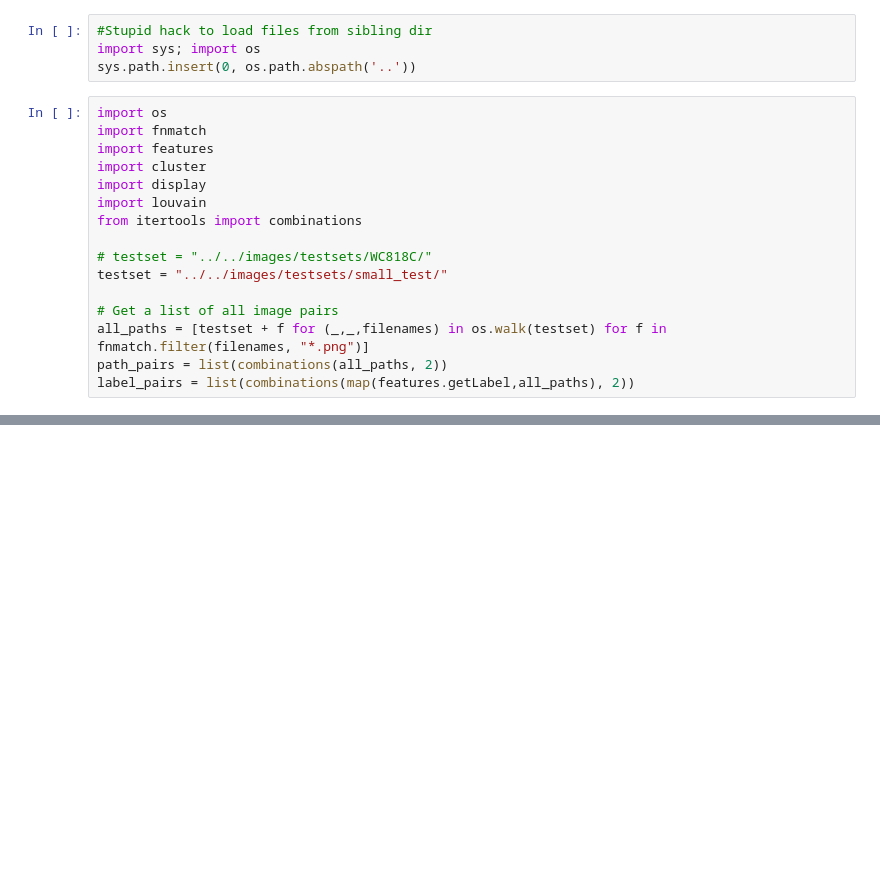
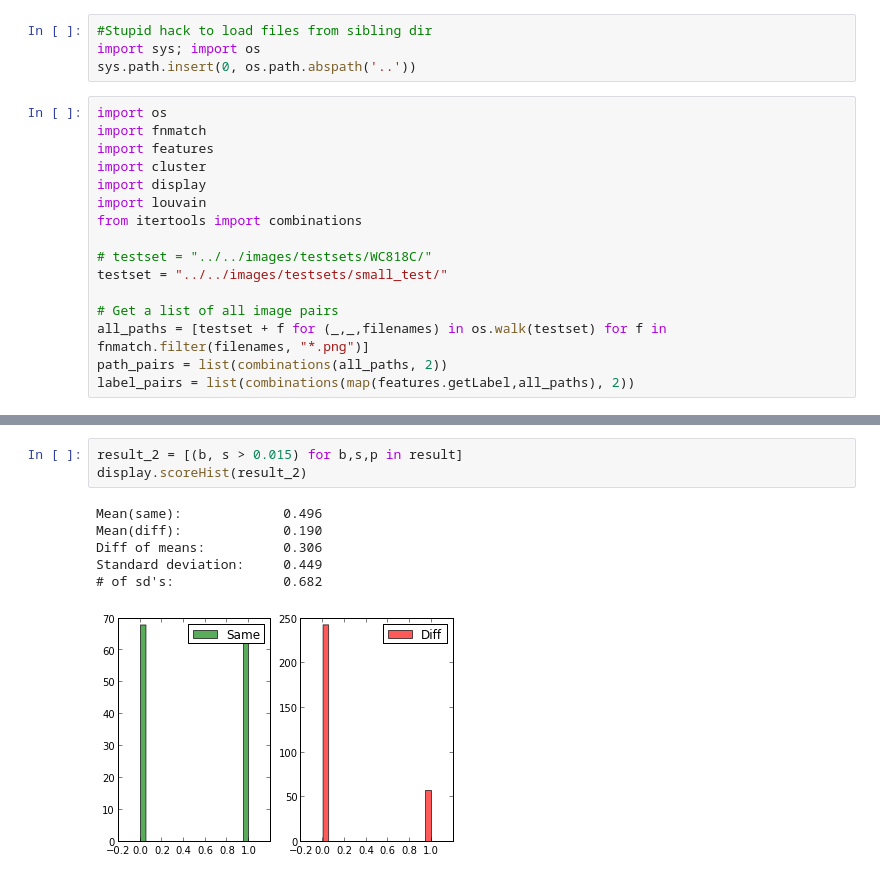
Before and after one commit to arnfred/Mirror-Match, a Jupyter notebook: code/cluster-match/Louvain-Evaluate.ipynb, the cells around one changed output, grey strips where cells are left out. Cells and saved outputs as stored; diff of their text form; blank space fills up the shorter version.

```diff
--- a/code/cluster-match/Louvain-Evaluate.ipynb
+++ b/code/cluster-match/Louvain-Evaluate.ipynb
@@ -45,0 +56,10 @@ Score: -0.3208
+# %%
+result_2 = [(b, s > 0.015) for b,s,p in result]
+display.scoreHist(result_2)
+# %% [output]
+Mean(same):             0.496
+Mean(diff):             0.190
+Diff of means:          0.306
+Standard deviation:     0.449
+# of sd's:              0.682
+[figure, added]
```
Also changed, not shown: parts of 4 cells of this notebook, 5 other files.
